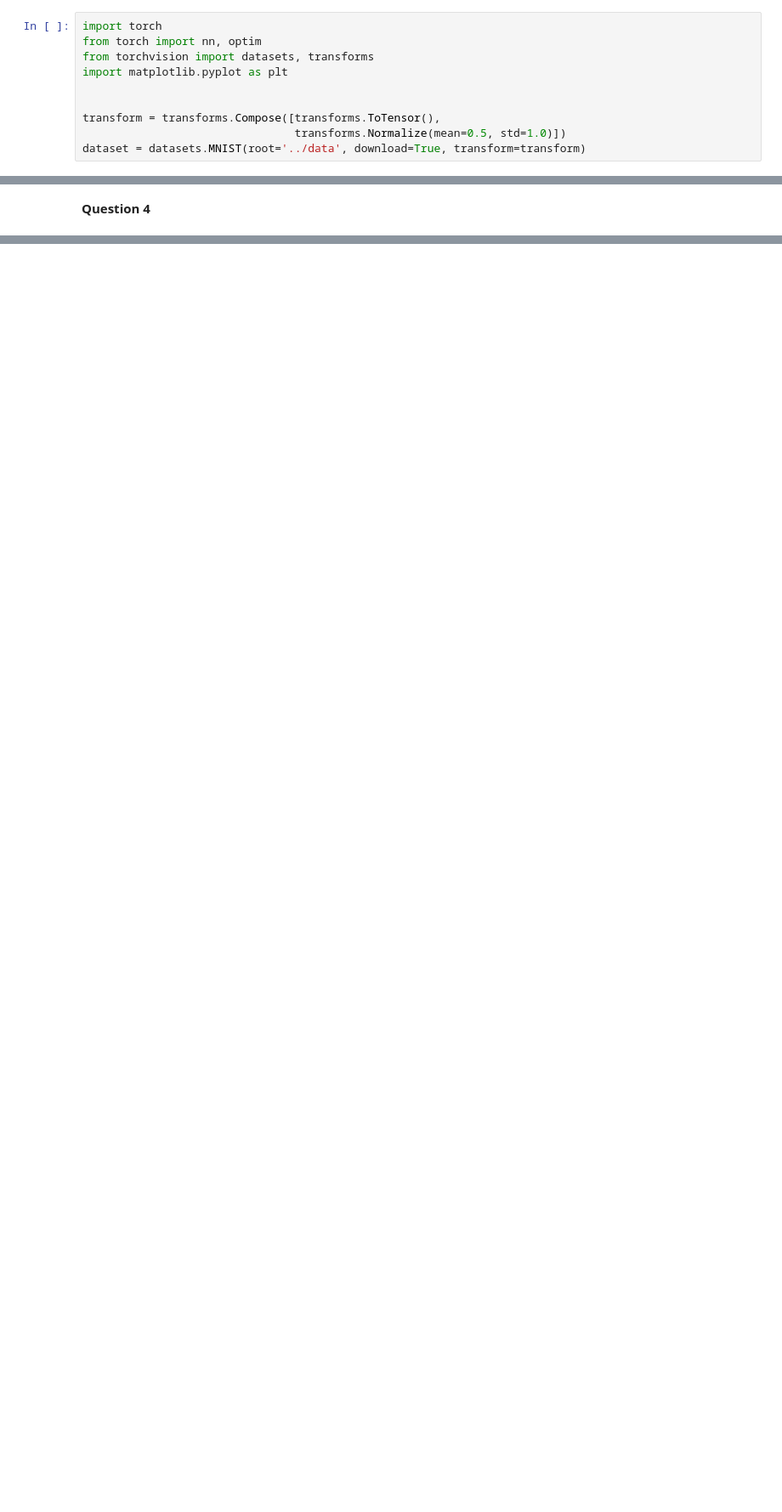
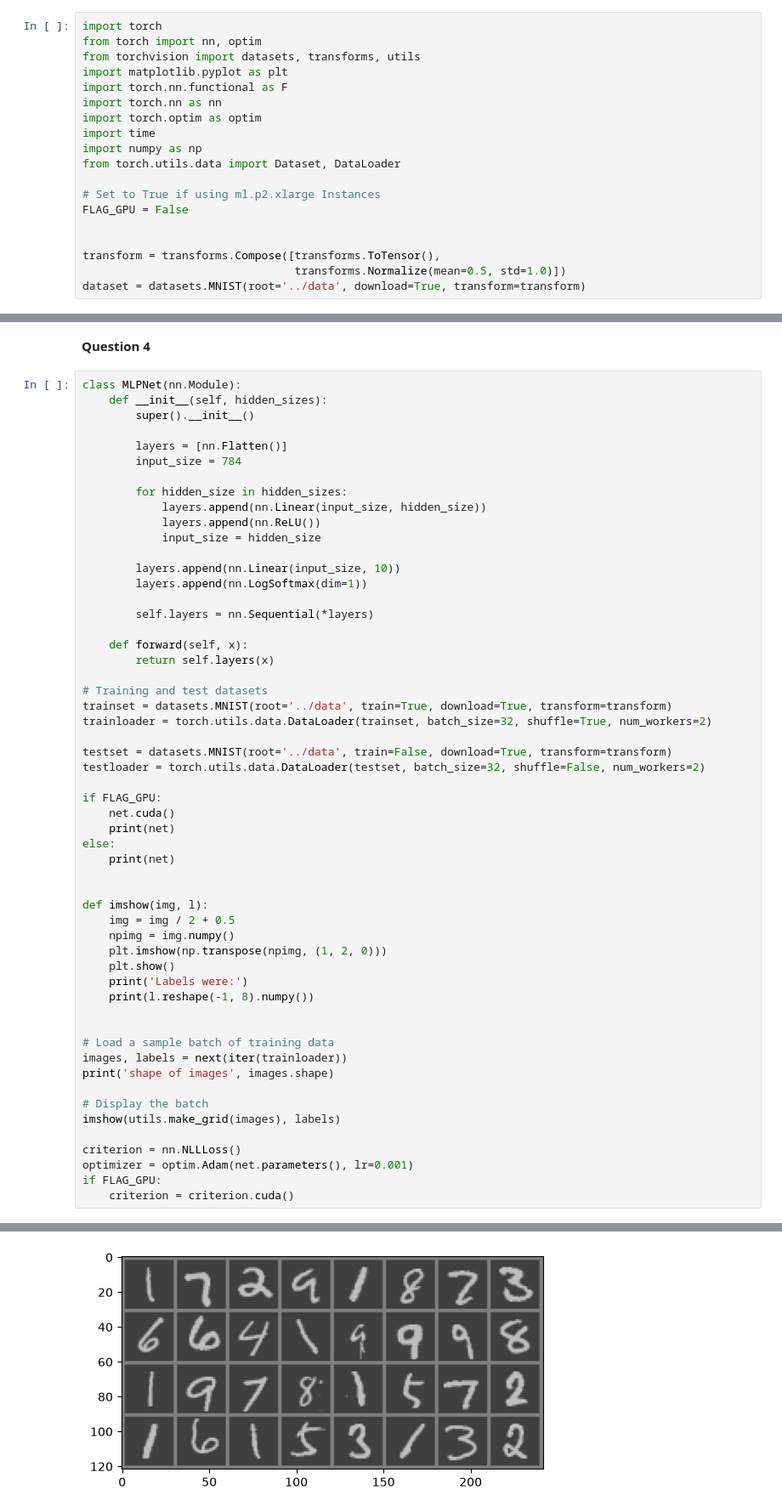
Before and after one commit to Otto-gits/Maths-of-AI, a Jupyter notebook: Assignment 2.ipynb, the cells around one changed output, grey strips where cells are left out. Shown at 85% size. Saved outputs shown, nothing was run; the diff lists cells and outputs as text; blank space fills up the shorter version.

```diff
--- a/Assignment 2.ipynb
+++ b/Assignment 2.ipynb
@@ -10,8 +9,17 @@ First we import our needed packages and load the data
 # %%
 import torch
 from torch import nn, optim
-from torchvision import datasets, transforms
+from torchvision import datasets, transforms, utils
 import matplotlib.pyplot as plt
+import torch.nn.functional as F
+import torch.nn as nn
+import torch.optim as optim
+import time
+import numpy as np
+from torch.utils.data import Dataset, DataLoader
+
+# Set to True if using ml.p2.xlarge Instances
+FLAG_GPU = False
 
 
 transform = transforms.Compose([transforms.ToTensor(),
@@ -191,2 +222,58 @@ Epoch 10: loss = 155.2957
 # %% [markdown]
 **Question 4**
+# %%
+class MLPNet(nn.Module):
+    def __init__(self, hidden_sizes):
+        super().__init__()
+
+        layers = [nn.Flatten()]
+        input_size = 784
+
+        for hidden_size in hidden_sizes:
+            layers.append(nn.Linear(input_size, hidden_size))
+            layers.append(nn.ReLU())
+            input_size = hidden_size
+
+        layers.append(nn.Linear(input_size, 10))
+        layers.append(nn.LogSoftmax(dim=1))
+
+        self.layers = nn.Sequential(*layers)
+
+    def forward(self, x):
+        return self.layers(x)
+
+# Training and test datasets
+trainset = datasets.MNIST(root='../data', train=True, download=True, transform=transform)
+trainloader = torch.utils.data.DataLoader(trainset, batch_size=32, shuffle=True, num_workers=2)
+
+testset = datasets.MNIST(root='../data', train=False, download=True, transform=transform)
+testloader = torch.utils.data.DataLoader(testset, batch_size=32, shuffle=False, num_workers=2)
+
+if FLAG_GPU:
+    net.cuda()
+    print(net)
+else:
+    print(net)
+
+
+def imshow(img, l):
+    img = img / 2 + 0.5
+    npimg = img.numpy()
+    plt.imshow(np.transpose(npimg, (1, 2, 0)))
+    plt.show()
+    print('Labels were:')
+    print(l.reshape(-1, 8).numpy())
+
+
+# Load a sample batch of training data
+images, labels = next(iter(trainloader))
+print('shape of images', images.shape)
+
+# Display the batch
+imshow(utils.make_grid(images), labels)
+
+criterion = nn.NLLLoss()
+optimizer = optim.Adam(net.parameters(), lr=0.001)
+if FLAG_GPU:
+    criterion = criterion.cuda()
+# %% [output]
@@ -192,0 +286 @@ Epoch 10: loss = 155.2957
+[figure, added]
```
Also changed, not shown: parts of 22 cells of this notebook.
